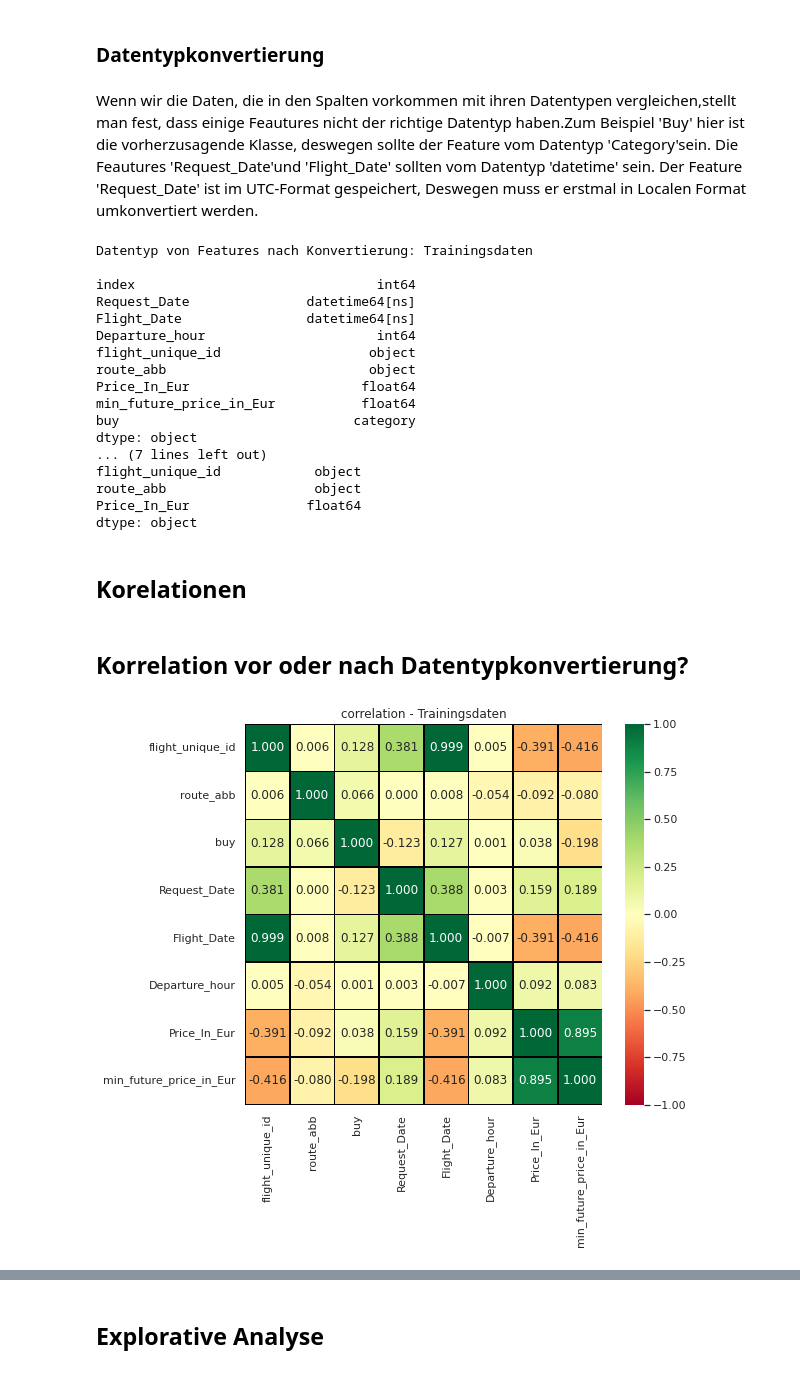
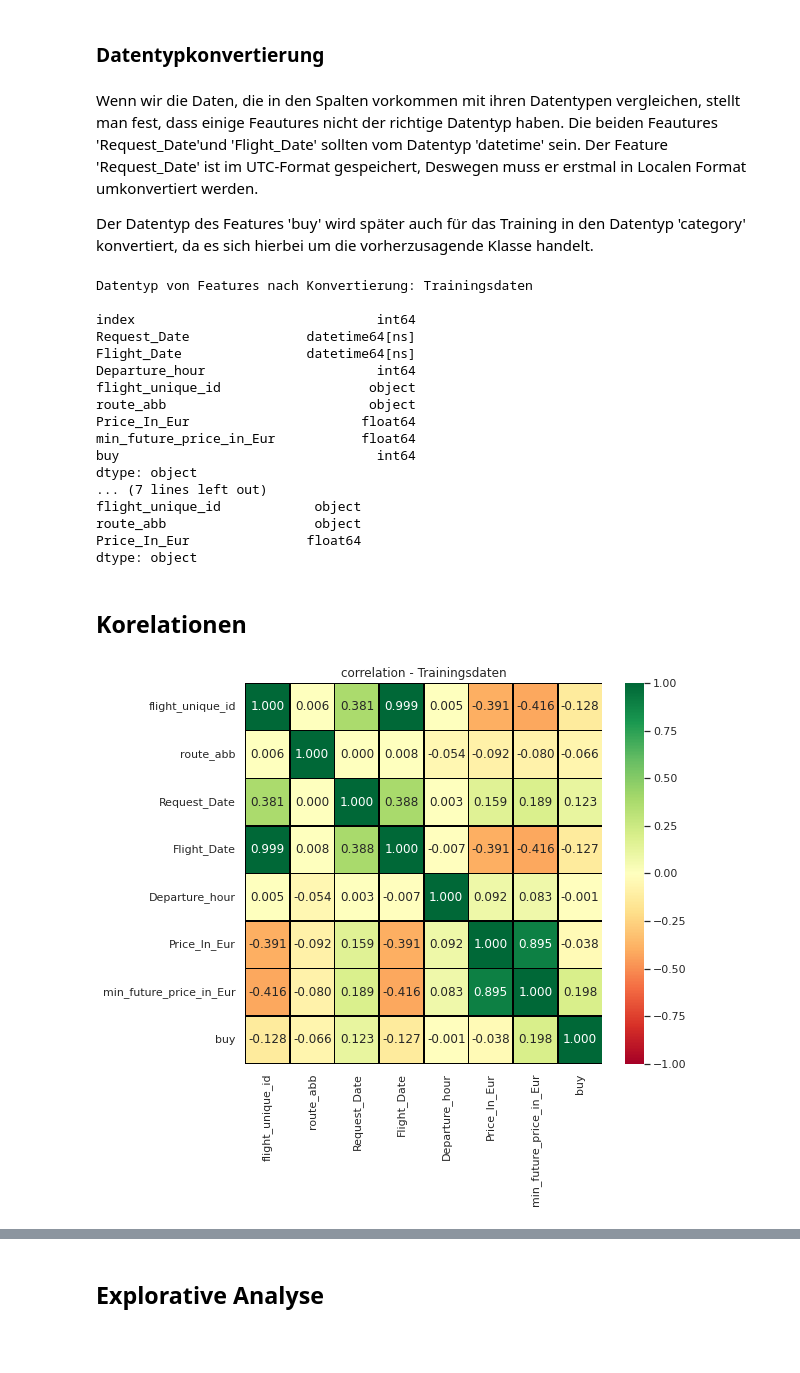
Before and after one commit to hahaha996/Data_Mining_Projekt, a Jupyter notebook: Projekt_DM.ipynb, the cells around one changed output, grey strips where cells are left out. Drawn from its saved outputs; the diff is of its cells as text; code cells hidden in the pictures; blank space fills up the shorter version.

Commit message:
Korrelation ändern, Version für Zwischenpräsi

```diff
--- a/Projekt_DM.ipynb
+++ b/Projekt_DM.ipynb
@@ -200,8 +214,9 @@ plt.show()
 # %% [markdown]
 ### Datentypkonvertierung
 # %% [markdown]
-Wenn wir die Daten, die in den Spalten vorkommen mit ihren Datentypen vergleichen,stellt man fest, dass einige Feautures nicht der richtige Datentyp haben.Zum Beispiel 'Buy' hier ist die vorherzusagende Klasse, deswegen sollte der Feature vom Datentyp 'Category'sein.
-Die Feautures 'Request_Date'und 'Flight_Date' sollten vom Datentyp 'datetime' sein. Der Feature 'Request_Date' ist im UTC-Format gespeichert, Deswegen muss er erstmal in Localen Format umkonvertiert werden.
+Wenn wir die Daten, die in den Spalten vorkommen mit ihren Datentypen vergleichen, stellt man fest, dass einige Feautures nicht der richtige Datentyp haben. Die beiden Feautures 'Request_Date'und 'Flight_Date' sollten vom Datentyp 'datetime' sein. Der Feature 'Request_Date' ist im UTC-Format gespeichert, Deswegen muss er erstmal in Localen Format umkonvertiert werden.
+
+Der Datentyp des Features 'buy' wird später auch für das Training in den Datentyp 'category' konvertiert, da es sich hierbei um die vorherzusagende Klasse handelt.
 # %%
 
 def local_time(row):
@@ -224,15 +239,13 @@ def local_time(row):
 
 # Konvertierung Trainingsdaten
 flug_df['Request_Date'] = flug_df.apply( local_time, axis=1)
-flug_df['buy']= flug_df['buy'].astype('category')
 flug_df['Flight_Date']= pd.to_datetime(flug_df['Flight_Date'])
+#flug_df['buy']= flug_df['buy'].astype('category')
 
 # Konvertierung Trainingsdaten
 flug_df_test['Request_Date'] = flug_df_test.apply( local_time, axis=1)
 flug_df_test['Flight_Date']= pd.to_datetime(flug_df['Flight_Date'])
 
-
-
 print(f"Datentyp von Features nach Konvertierung: Trainingsdaten\n\n{flug_df.dtypes}")
 print(f"\nDatentyp von Features nach Konvertierung: Testdaten\n\n{flug_df_test.dtypes}")
 # %% [output]
@@ -246,35 +259,33 @@ flight_unique_id                   object
 route_abb                          object
 Price_In_Eur                      float64
 min_future_price_in_Eur           float64
-buy                              category
+buy                                 int64
 dtype: object
 ... (7 lines left out)
 flight_unique_id            object
 route_abb                   object
 Price_In_Eur               float64
 dtype: object
-# %% [markdown]
-## Korelationen
-# %% [markdown]
-## Korrelation vor oder nach Datentypkonvertierung?
+# %% [markdown]
+## Korelationen
 # %%
-colcat = ['flight_unique_id', 'route_abb',  'buy','Request_Date','Flight_Date']
-colnum = ['Departure_hour','Price_In_Eur','min_future_price_in_Eur']
+colcat = ['flight_unique_id', 'route_abb','Request_Date','Flight_Date']
+colnum = ['Departure_hour','Price_In_Eur','min_future_price_in_Eur','buy']
 
 #Erstellung numerischer Darstellungen von kategorialen Variablen in Trainingsdaten
 df = flug_df[colcat].apply(lambda x : pd.factorize(x)[0])
 df_concat = pd.concat([df,flug_df[colnum]], axis=1)
 
 # Berechnung der Korrelationsmatrix
 corrmat=df_concat.corr(method='pearson')
 
 # Visualisierung der Koorelationsmatrix
 plt.figure(figsize=(8,7))
 sns.heatmap(corrmat, annot=True,
             fmt='.3f',
             linecolor='black', linewidths=.5,
             cmap='RdYlGn', vmin=-1, vmax=+1)
 plt.title('correlation - Trainingsdaten')
 plt.show()
 # %% [output]
-[figure, old version]
+[figure, new version]
```
Also changed, not shown: parts of 13 cells of this notebook.
